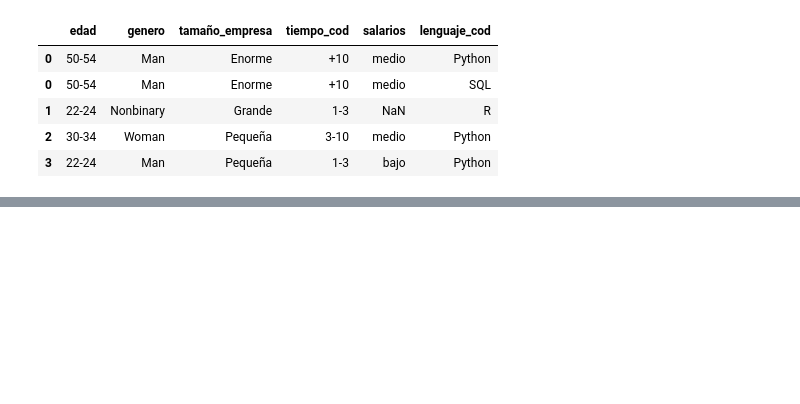
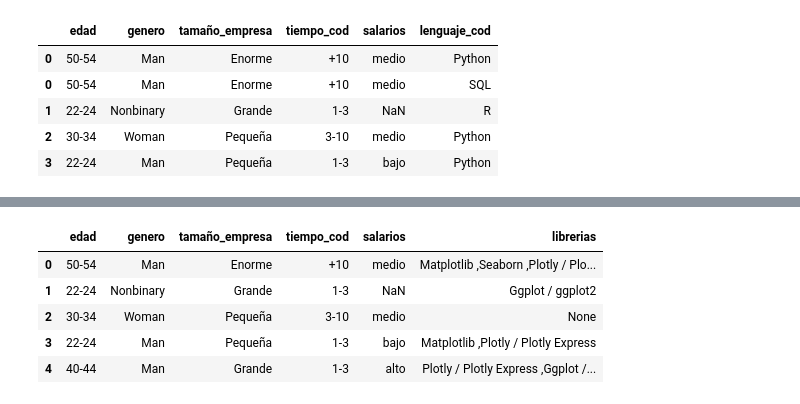
Before and after one commit to Adalab/project-da-promo-d-modulo-2-team-4, a Jupyter notebook: exploracion/graficos.ipynb, the cells around one changed output, grey strips where cells are left out. Cells and saved outputs as stored; diff of their text form; code cells hidden in the pictures; blank space fills up the shorter version.

```diff
--- a/exploracion/graficos.ipynb
+++ b/exploracion/graficos.ipynb
@@ -76,0 +124,11 @@ df_filtrado = df_filtrado.explode('lenguaje_cod')
+# %%
+df_filtrado5 = df[['edad', 'genero', 'tamaño_empresa', 'tiempo_cod', 'salarios', 'librerias']]
+
+df_filtrado5.head()
+# %% [output]
+|  | edad | genero | tamaño_empresa | tiempo_cod | salarios | librerias |
+| 0 | 50-54 | Man | Enorme | +10 | medio | Matplotlib ,Seaborn ,Plotly / Plo... |
+| 1 | 22-24 | Nonbinary | Grande | 1-3 | NaN | Ggplot / ggplot2 |
+| 2 | 30-34 | Woman | Pequeña | 3-10 | medio | None |
+| 3 | 22-24 | Man | Pequeña | 1-3 | bajo | Matplotlib ,Plotly / Plotly Express |
+| 4 | 40-44 | Man | Grande | 1-3 | alto | Plotly / Plotly Express ,Ggplot /... |
```
Also changed, not shown: parts of 16 cells of this notebook.
